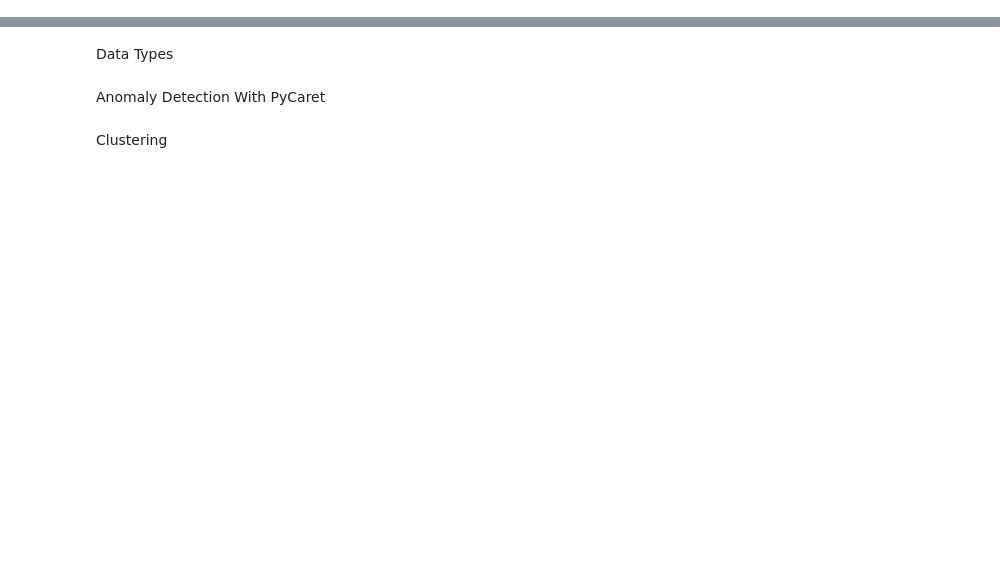
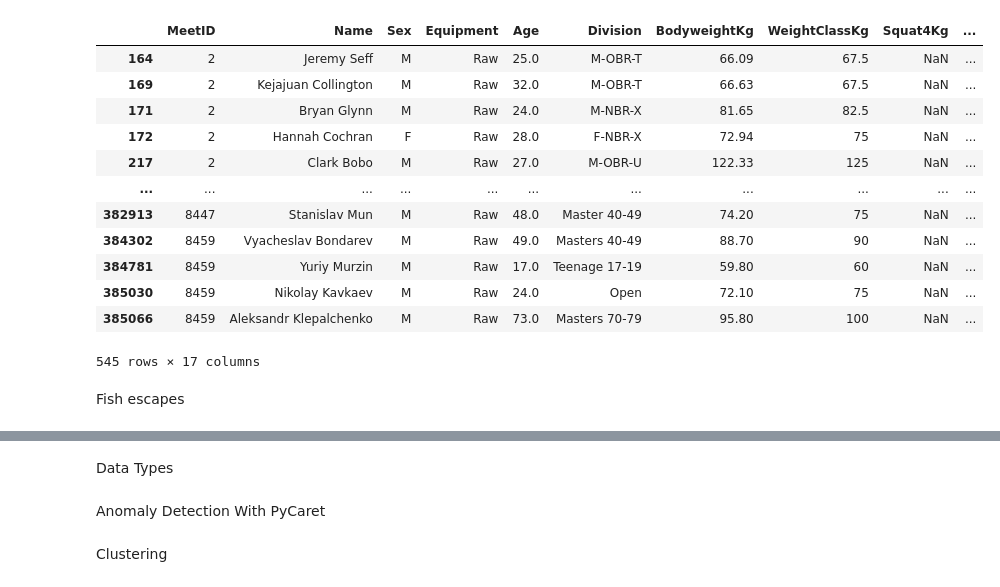
Before and after one commit to Ekpali/Data-Quality-Project, a Jupyter notebook: functionality_test.ipynb, the cells around one changed output, grey strips where cells are left out. Cells and saved outputs as stored; diff of their text form; code cells hidden in the pictures; blank space fills up the shorter version.

```diff
--- a/functionality_test.ipynb
+++ b/functionality_test.ipynb
@@ -25,0 +61,18 @@ memory usage: 1.3+ MB
+# %%
+data[data.duplicated()]
+# %% [output]
+|  | MeetID | Name | Sex | Equipment | Age | Division | BodyweightKg | WeightClassKg | Squat4Kg | ... |
+| 164 | 2 | Jeremy Seff | M | Raw | 25.0 | M-OBR-T | 66.09 | 67.5 | NaN | ... |
+| 169 | 2 | Kejajuan Collington | M | Raw | 32.0 | M-OBR-T | 66.63 | 67.5 | NaN | ... |
+| 171 | 2 | Bryan Glynn | M | Raw | 24.0 | M-NBR-X | 81.65 | 82.5 | NaN | ... |
+| 172 | 2 | Hannah Cochran | F | Raw | 28.0 | F-NBR-X | 72.94 | 75 | NaN | ... |
+| 217 | 2 | Clark Bobo | M | Raw | 27.0 | M-OBR-U | 122.33 | 125 | NaN | ... |
+| ... | ... | ... | ... | ... | ... | ... | ... | ... | ... | ... |
+| 382913 | 8447 | Stanislav Mun | M | Raw | 48.0 | Master 40-49 | 74.20 | 75 | NaN | ... |
+| 384302 | 8459 | Vyacheslav Bondarev | M | Raw | 49.0 | Masters 40-49 | 88.70 | 90 | NaN | ... |
+| 384781 | 8459 | Yuriy Murzin | M | Raw | 17.0 | Teenage 17-19 | 59.80 | 60 | NaN | ... |
+| 385030 | 8459 | Nikolay Kavkaev | M | Raw | 24.0 | Open | 72.10 | 75 | NaN | ... |
+| 385066 | 8459 | Aleksandr Klepalchenko | M | Raw | 73.0 | Masters 70-79 | 95.80 | 100 | NaN | ... |
+545 rows × 17 columns
+# %% [markdown]
+Fish escapes
```
Also changed, not shown: parts of 14 cells of this notebook, 1 other file.
